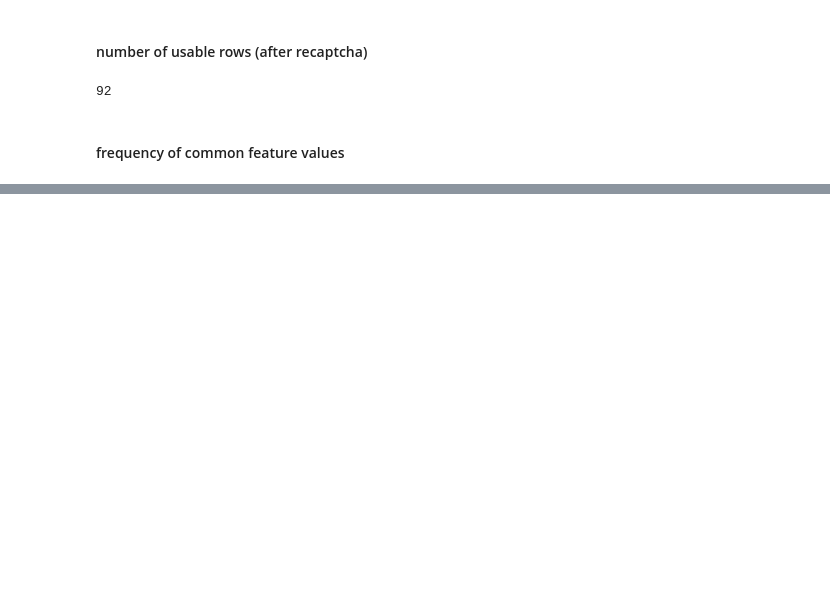
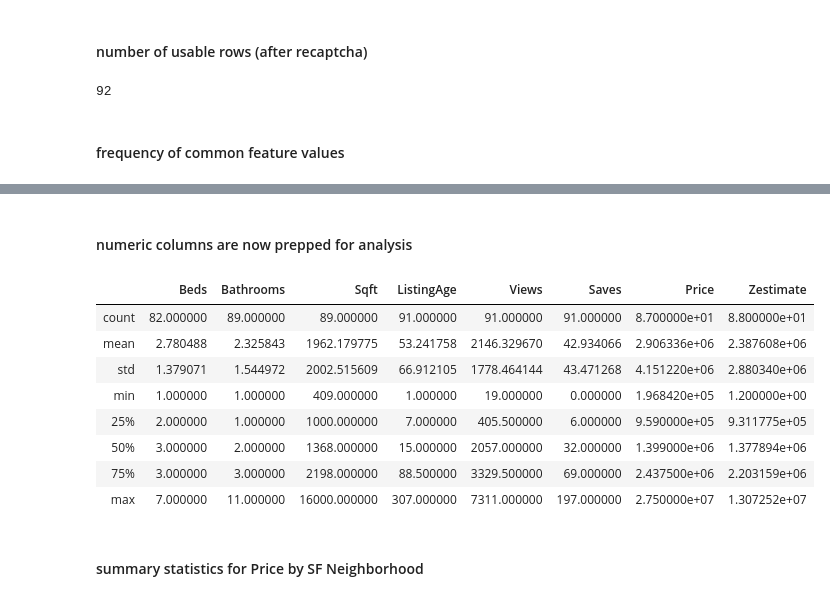
Before and after one commit to emagnusson88/zillow-scraper, a Jupyter notebook: SF Housing Scraper.ipynb, the cells around one changed output, grey strips where cells are left out. Drawn from its saved outputs; the diff is of its cells as text; code cells hidden in the pictures; blank space fills up the shorter version.

```diff
--- a/SF Housing Scraper.ipynb
+++ b/SF Housing Scraper.ipynb
@@ -507,0 +534,16 @@ object
+# %% [markdown]
+#### numeric columns are now prepped for analysis
+# %%
+df.describe()
+# %% [output]
+|  | Beds | Bathrooms | Sqft | ListingAge | Views | Saves | Price | Zestimate |
+| count | 82.000000 | 89.000000 | 89.000000 | 91.000000 | 91.000000 | 91.000000 | 8.700000e+01 | 8.800000e+01 |
+| mean | 2.780488 | 2.325843 | 1962.179775 | 53.241758 | 2146.329670 | 42.934066 | 2.906336e+06 | 2.387608e+06 |
+| std | 1.379071 | 1.544972 | 2002.515609 | 66.912105 | 1778.464144 | 43.471268 | 4.151220e+06 | 2.880340e+06 |
+| min | 1.000000 | 1.000000 | 409.000000 | 1.000000 | 19.000000 | 0.000000 | 1.968420e+05 | 1.200000e+00 |
+| 25% | 2.000000 | 1.000000 | 1000.000000 | 7.000000 | 405.500000 | 6.000000 | 9.590000e+05 | 9.311775e+05 |
+| 50% | 3.000000 | 2.000000 | 1368.000000 | 15.000000 | 2057.000000 | 32.000000 | 1.399000e+06 | 1.377894e+06 |
+| 75% | 3.000000 | 3.000000 | 2198.000000 | 88.500000 | 3329.500000 | 69.000000 | 2.437500e+06 | 2.203159e+06 |
+| max | 7.000000 | 11.000000 | 16000.000000 | 307.000000 | 7311.000000 | 197.000000 | 2.750000e+07 | 1.307252e+07 |
+# %% [markdown]
+#### summary statistics for Price by SF Neighborhood
```
Also changed, not shown: parts of 10 cells of this notebook.
